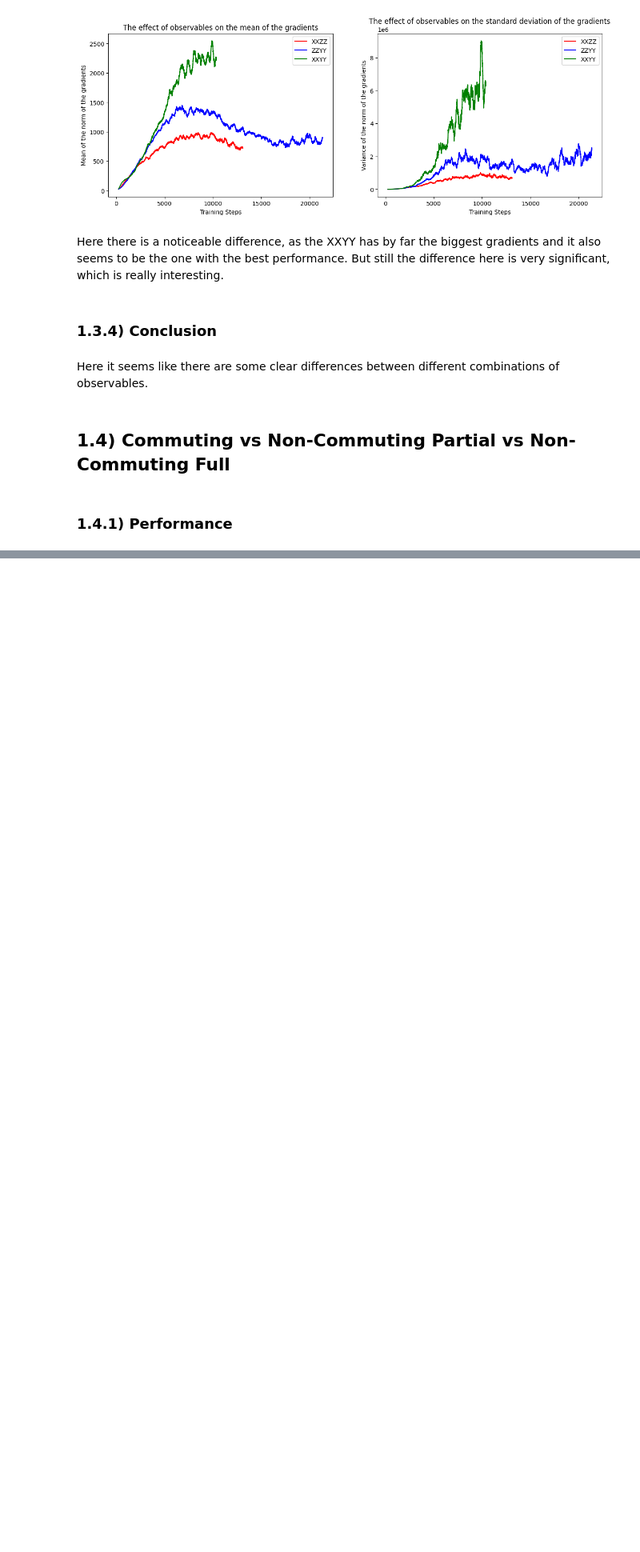
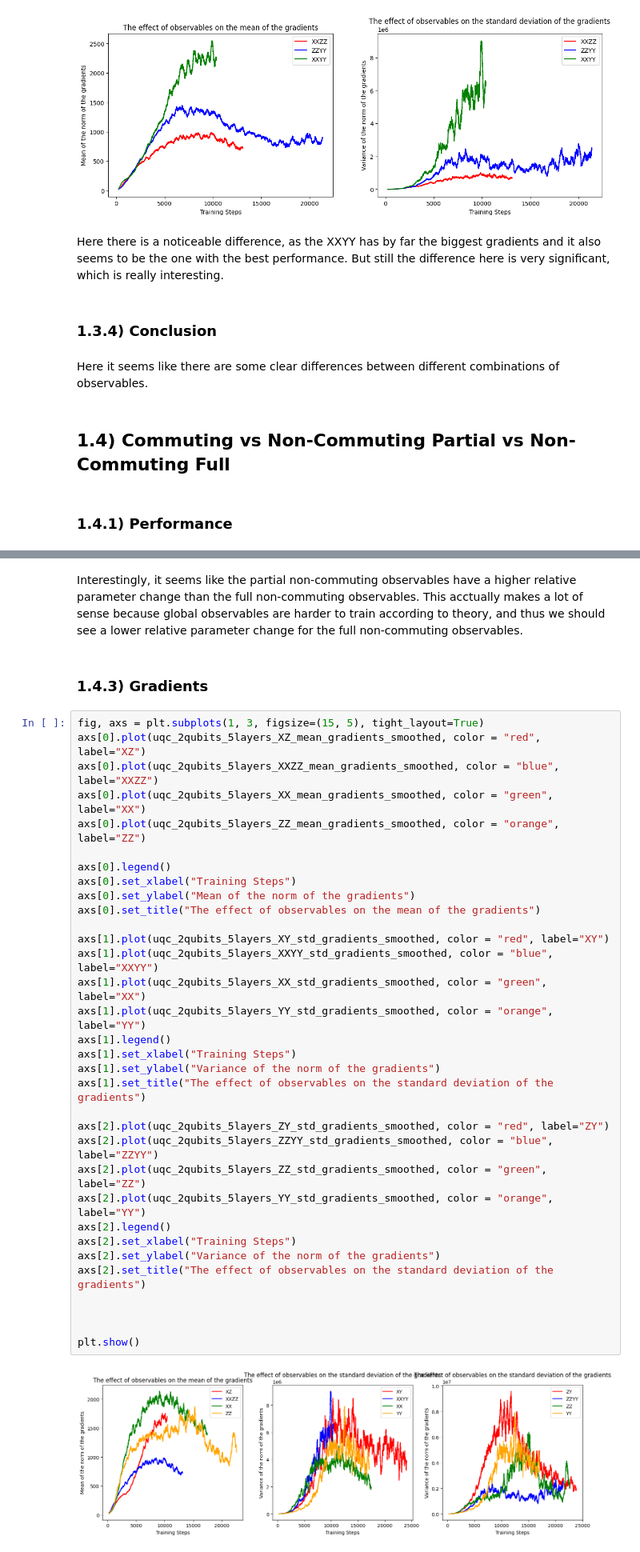
Before and after one commit to RodrigoCoelho7/VQC_Qlearning, a Jupyter notebook: data_analysis/observables.ipynb, the cells around one changed output, grey strips where cells are left out. Shown at 80% size. Saved outputs shown, nothing was run; the diff lists cells and outputs as text; blank space fills up the shorter version.

```diff
--- a/data_analysis/observables.ipynb
+++ b/data_analysis/observables.ipynb
@@ -397,0 +466,39 @@ axs[0,0].plot(uqc_2qubits_5layers_XXZZ_mean_gradients_smoothed, color = "red", l
+# %% [markdown]
+Interestingly, it seems like the partial non-commuting observables have a higher relative parameter change than the full non-commuting observables. This acctually makes a lot of sense because global observables are harder to train according to theory, and thus we should see a lower relative parameter change for the full non-commuting observables.
+# %% [markdown]
+### 1.4.3) Gradients
+# %%
+fig, axs = plt.subplots(1, 3, figsize=(15, 5), tight_layout=True)
+axs[0].plot(uqc_2qubits_5layers_XZ_mean_gradients_smoothed, color = "red", label="XZ")
+axs[0].plot(uqc_2qubits_5layers_XXZZ_mean_gradients_smoothed, color = "blue", label="XXZZ")
+axs[0].plot(uqc_2qubits_5layers_XX_mean_gradients_smoothed, color = "green", label="XX")
+axs[0].plot(uqc_2qubits_5layers_ZZ_mean_gradients_smoothed, color = "orange", label="ZZ")
+
+axs[0].legend()
+axs[0].set_xlabel("Training Steps")
+axs[0].set_ylabel("Mean of the norm of the gradients")
+axs[0].set_title("The effect of observables on the mean of the gradients")
+
+axs[1].plot(uqc_2qubits_5layers_XY_std_gradients_smoothed, color = "red", label="XY")
+axs[1].plot(uqc_2qubits_5layers_XXYY_std_gradients_smoothed, color = "blue", label="XXYY")
+axs[1].plot(uqc_2qubits_5layers_XX_std_gradients_smoothed, color = "green", label="XX")
+axs[1].plot(uqc_2qubits_5layers_YY_std_gradients_smoothed, color = "orange", label="YY")
+axs[1].legend()
+axs[1].set_xlabel("Training Steps")
+axs[1].set_ylabel("Variance of the norm of the gradients")
+axs[1].set_title("The effect of observables on the standard deviation of the gradients")
+
+axs[2].plot(uqc_2qubits_5layers_ZY_std_gradients_smoothed, color = "red", label="ZY")
+axs[2].plot(uqc_2qubits_5layers_ZZYY_std_gradients_smoothed, color = "blue", label="ZZYY")
+axs[2].plot(uqc_2qubits_5layers_ZZ_std_gradients_smoothed, color = "green", label="ZZ")
+axs[2].plot(uqc_2qubits_5layers_YY_std_gradients_smoothed, color = "orange", label="YY")
+axs[2].legend()
+axs[2].set_xlabel("Training Steps")
+axs[2].set_ylabel("Variance of the norm of the gradients")
+axs[2].set_title("The effect of observables on the standard deviation of the gradients")
+
+
+
+plt.show()
+# %% [output]
+[figure, added]
```
Also changed, not shown: parts of 9 cells of this notebook, 1 other file.
